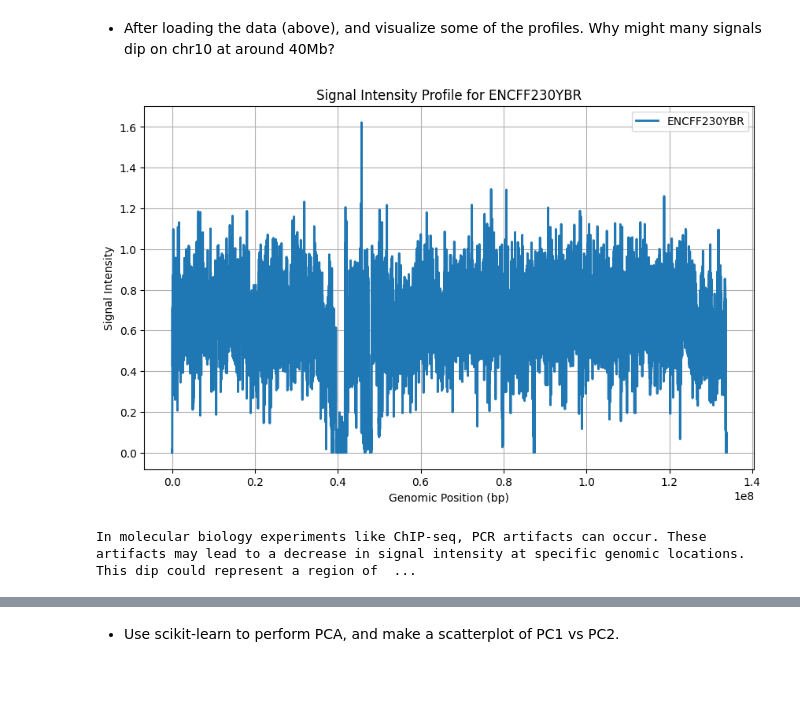
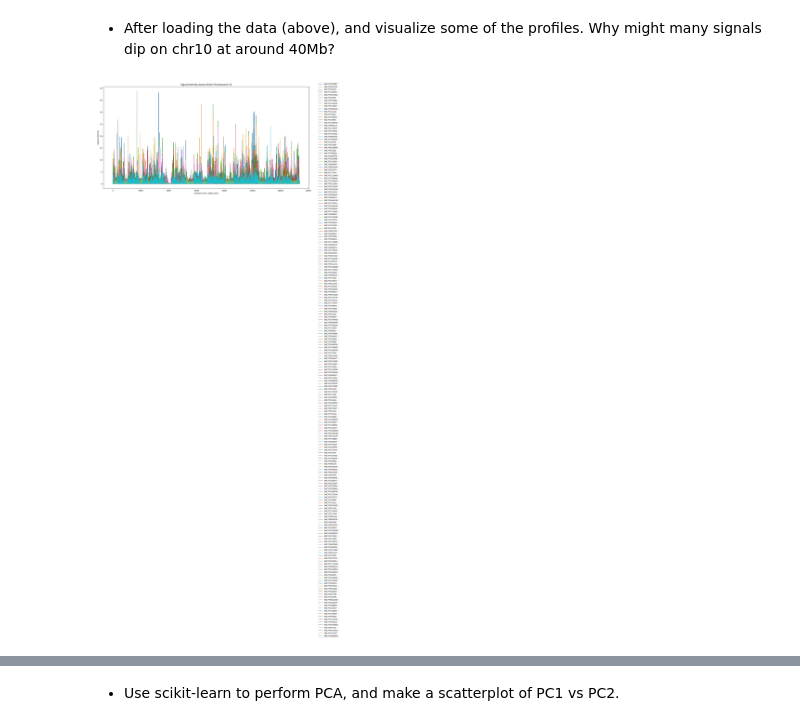
Before and after one commit to m4558/qbio577_fall2023, a Jupyter notebook: encode-bigwig-eda.ipynb, the cells around one changed output, grey strips where cells are left out. Saved outputs shown, nothing was run; the diff lists cells and outputs as text; code cells hidden in the pictures; blank space fills up the shorter version.

```diff
--- a/encode-bigwig-eda.ipynb
+++ b/encode-bigwig-eda.ipynb
@@ -29,23 +40,23 @@ df = pd.read_table('ENCODE_GRCh38_binned_subset.tsv')
 bigwig_metadata = pd.read_table('ENCODE_GRCh38_bigWig_metadata.tsv')
 # %% [markdown]
 - After loading the data (above), and visualize some of the profiles. Why might many signals dip on chr10 at around 40Mb?
-# %%
-file_to_visualize = 'ENCFF230YBR'
-
-genomic_positions = df['start']
-signal_intensity = df[file_to_visualize]
-
-plt.figure(figsize=(10, 6))
-plt.plot(genomic_positions, signal_intensity, label=file_to_visualize, linewidth=2)
-plt.xlabel('Genomic Position (bp)')
-plt.ylabel('Signal Intensity')
-plt.title(f'Signal Intensity Profile for {file_to_visualize}')
-plt.legend()
-plt.grid(True)
-
-plt.show()
-
-print('In molecular biology experiments like ChIP-seq, PCR artifacts can occur. These artifacts may lead to a decrease in signal intensity at specific genomic locations. This dip could represent a region of active biological regulation. It might be a binding site for a transcription factor.')
-# %% [output]
-[figure, removed]
-In molecular biology experiments like ChIP-seq, PCR artifacts can occur. These artifacts may lead to a decrease in signal intensity at specific genomic locations. This dip could represent a region of  ...
+# %%
+# Drop the first three columns ('chrom', 'start', 'end') as they're not signal values
+df_signals = df.drop(columns=df.columns[0:3])
+
+# Convert all data to numeric, as the signal intensity values are numeric
+df_signals = df_signals.apply(pd.to_numeric, errors='coerce')
+
+# Plot all signals
+plt.figure(figsize=(20, 10))
+
+for column in df_signals.columns:
+    plt.plot(df_signals.index, df_signals[column], label=column)
+
+plt.xlabel('Genomic bins (10kb each)')
+plt.ylabel('Signal Intensity')
+plt.title('Signal Intensity Across Entire Chromosome 10')
+plt.legend(loc='upper right', bbox_to_anchor=(1.15, 1.05))
+plt.show()
+# %% [output]
+[figure, added]
```
Also changed, not shown: parts of 23 cells of this notebook.
